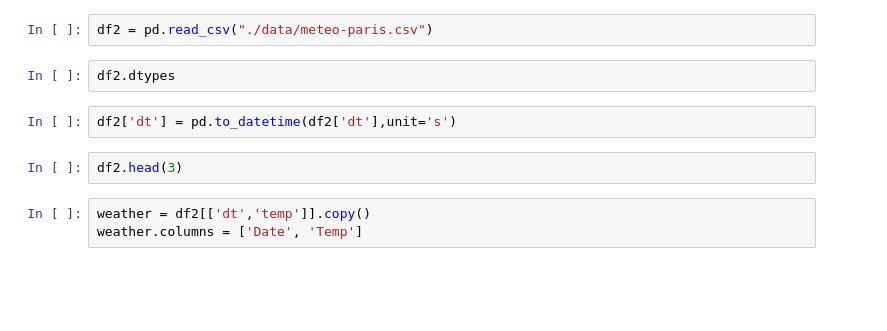
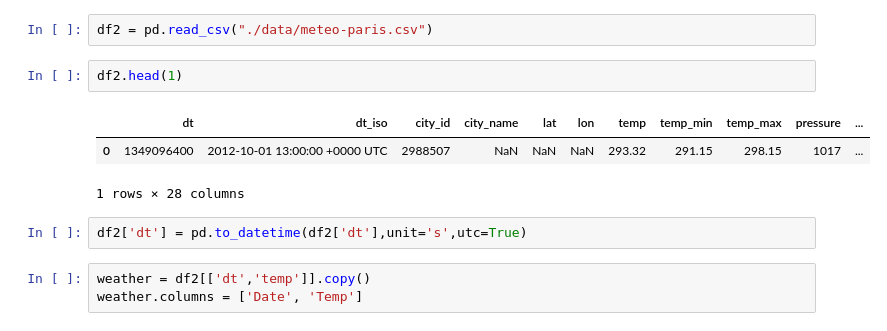
Before and after one commit to LucasBerbesson/ds2, a Jupyter notebook: 2.cleaning-data.ipynb, the cells around one changed output. Drawn from its saved outputs; the diff is of its cells as text; blank space fills up the shorter version.

```diff
--- a/2.cleaning-data.ipynb
+++ b/2.cleaning-data.ipynb
@@ -65,12 +100,14 @@ half_hours = pd.DataFrame(date_range,columns=['Date'])
 ## Step 2 : get temperatures
 # %%
 df2 = pd.read_csv("./data/meteo-paris.csv")
-# %%
-df2.dtypes
+# %%
+df2.head(1)
+# %% [output]
+|  | dt | dt_iso | city_id | city_name | lat | lon | temp | temp_min | temp_max | pressure | ... |
+| 0 | 1349096400 | 2012-10-01 13:00:00 +0000 UTC | 2988507 | NaN | NaN | NaN | 293.32 | 291.15 | 298.15 | 1017 | ... |
+1 rows × 28 columns
 # %%
-df2['dt'] = pd.to_datetime(df2['dt'],unit='s')
+df2['dt'] = pd.to_datetime(df2['dt'],unit='s',utc=True)
-# %%
-df2.head(3)
 # %%
 weather = df2[['dt','temp']].copy()
 weather.columns = ['Date', 'Temp']
```
Also changed, not shown: parts of 29 cells of this notebook, 31 other files.
